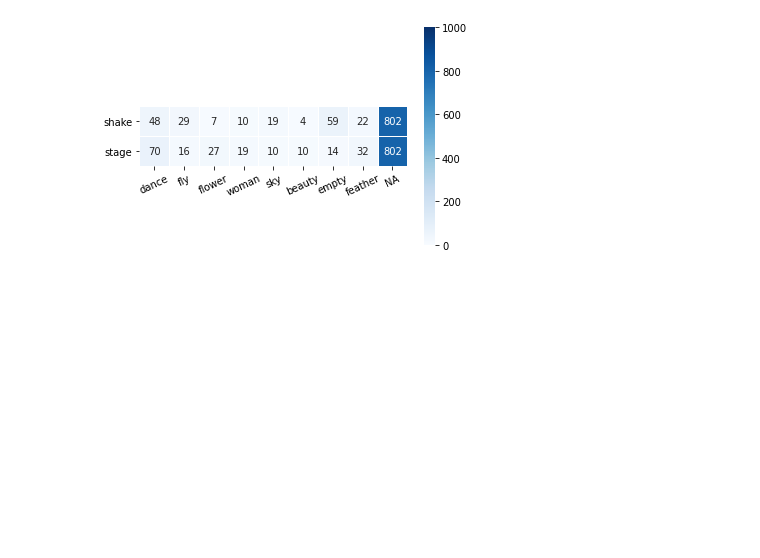
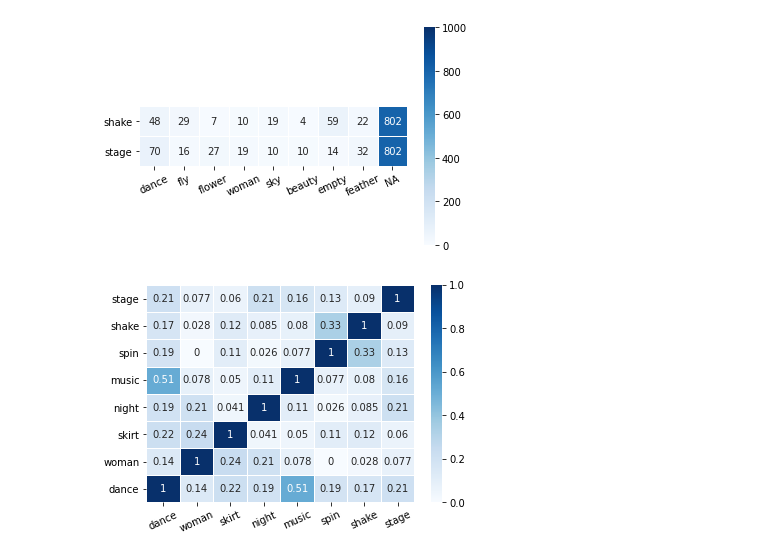
Before and after one commit to KisukeAkutsu/TINT_w2v, a Jupyter notebook: word2vec_2.ipynb, the cells around one changed output. Cells and saved outputs as stored; diff of their text form; code cells hidden in the pictures; blank space fills up the shorter version.

```diff
--- a/word2vec_2.ipynb
+++ b/word2vec_2.ipynb
@@ -671,3 +671,36 @@ if __name__ == "__main__":
         tri_TINT_edge_correspondence_heatmap(A,B,dom,cod)
 # %% [output]
 [figure]
+# %%
+#同一コスライス圏の対象間でのコサイン類似度をヒートマップ出力
+def adj_matrix_in_coslice(center):
+
+    #全てのイメージのデータを取得する
+    node_data = get_node_data()
+
+    assoc_net = make_assoc_net(source = "source", target = "target")
+
+    center_node_data = make_node_data(center,node_data)
+
+    matrix = list()
+    for node1 in center_node_data:
+        row = list()
+        for node2 in center_node_data:
+            if assoc_net.has_edge(node1,node2):
+                weight = assoc_net[node1][node2]["weight"]
+            else:
+                weight = 0.0
+            row.append(weight)
+        matrix.append(row)
+
+    df = pd.DataFrame(matrix,index=center_node_data,columns=center_node_data)
+    plt.clf()
+    sns.heatmap(df,vmin=0.0,vmax=1.0,cmap="Blues",linewidths=1,cbar=True,xticklabels=True,yticklabels=True,annot=True)
+    plt.ylim(0,8)
+    plt.yticks(rotation=0)
+    plt.xticks(rotation=25)
+    plt.savefig("./heatmap/nt_weight_in_coslice_"+center+".png",bbox_inches="tight")
+adj_matrix_in_coslice("butterfly")
+adj_matrix_in_coslice("dancer")
+# %% [output]
+[figure, added]
```
